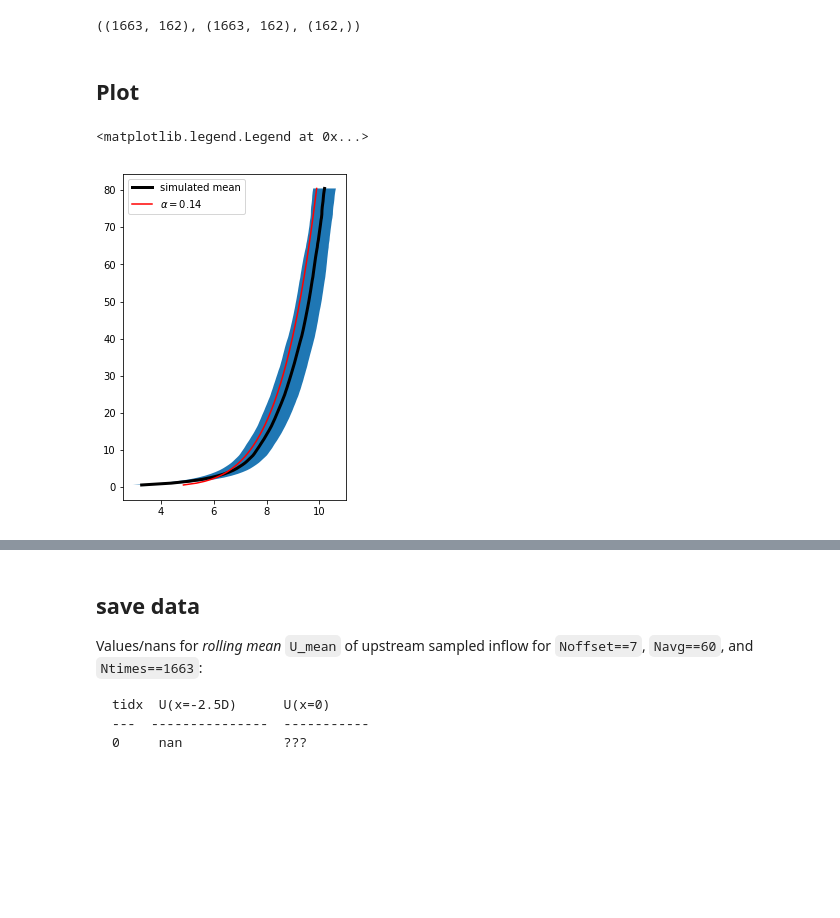
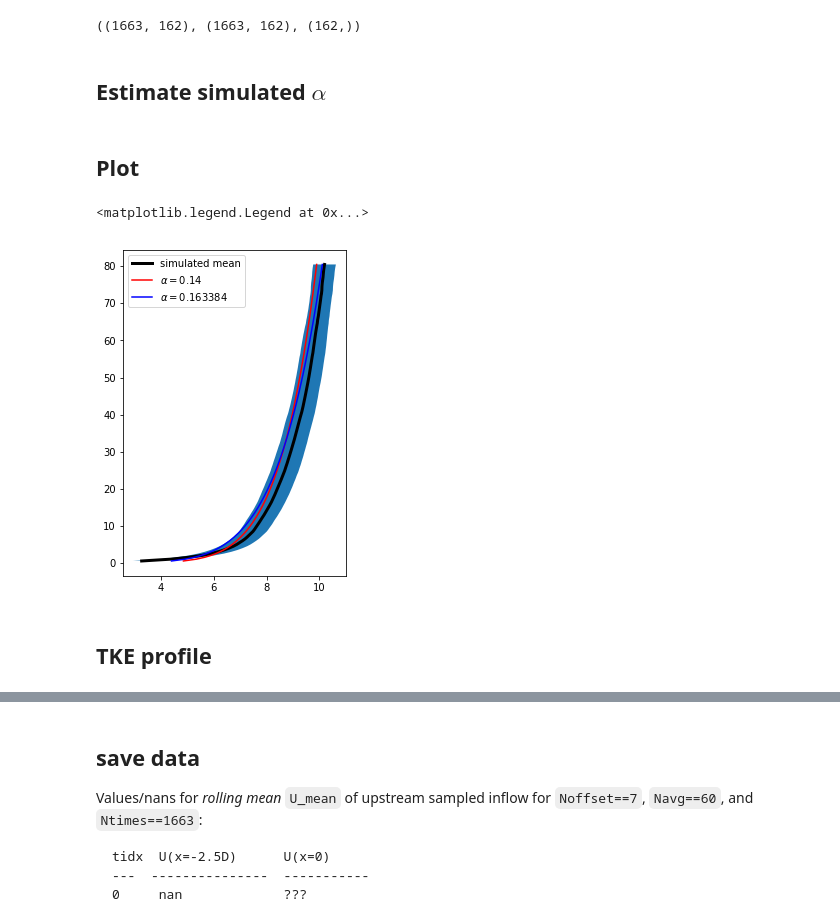
Before and after one commit to ewquon/analysis, a Jupyter notebook: WindTech2019/estimate_inflow.ipynb, the cells around one changed output, grey strips where cells are left out. Drawn from its saved outputs; the diff is of its cells as text; code cells hidden in the pictures; blank space fills up the shorter version.

Commit message:
Add more inflow calculations (profile, TI, alpha)

```diff
--- a/WindTech2019/estimate_inflow.ipynb
+++ b/WindTech2019/estimate_inflow.ipynb
@@ -76,18 +103,29 @@ Uprofile_inst.shape, Uprofile_mean.shape, Uprofile.shape
 Uprofile_min = Uprofile_inst.min(dim='t')
 Uprofile_max = Uprofile_inst.max(dim='t')
 Uprofile_std = Uprofile_inst.std(dim='t')
+# %% [markdown]
+## Estimate simulated $\alpha$
+# %%
+alpha,R2 = fit_power_law_alpha(z,Uprofile,
+                               zref=case.turbine.zhub,
+                               Uref=case.Uref)
 # %% [markdown]
 ## Plot
 # %%
 fig,ax = plt.subplots(figsize=(4,6))
 ax.plot(Uprofile,z,'k',lw=3,label='simulated mean')
 #ax.fill_betweenx(z, Uprofile_min, Uprofile_max)
 ax.fill_betweenx(z, Uprofile-Uprofile_std, Uprofile+Uprofile_std)
 
 U_powerlaw = case.Uref * (z/case.turbine.zhub)**case.alpha
 ax.plot(U_powerlaw,z,'r',label=r'$\alpha = {:g}$'.format(case.alpha))
 
+U_powerlaw = case.Uref * (z/case.turbine.zhub)**alpha
+ax.plot(U_powerlaw,z,color='b',label=r'$\alpha = {:g}$'.format(alpha))
+
 ax.legend()
 # %% [output]
 <matplotlib.legend.Legend at 0x...>
-[figure, old version]
+[figure, new version]
+# %% [markdown]
+## TKE profile
```
Also changed, not shown: parts of 10 cells of this notebook.
